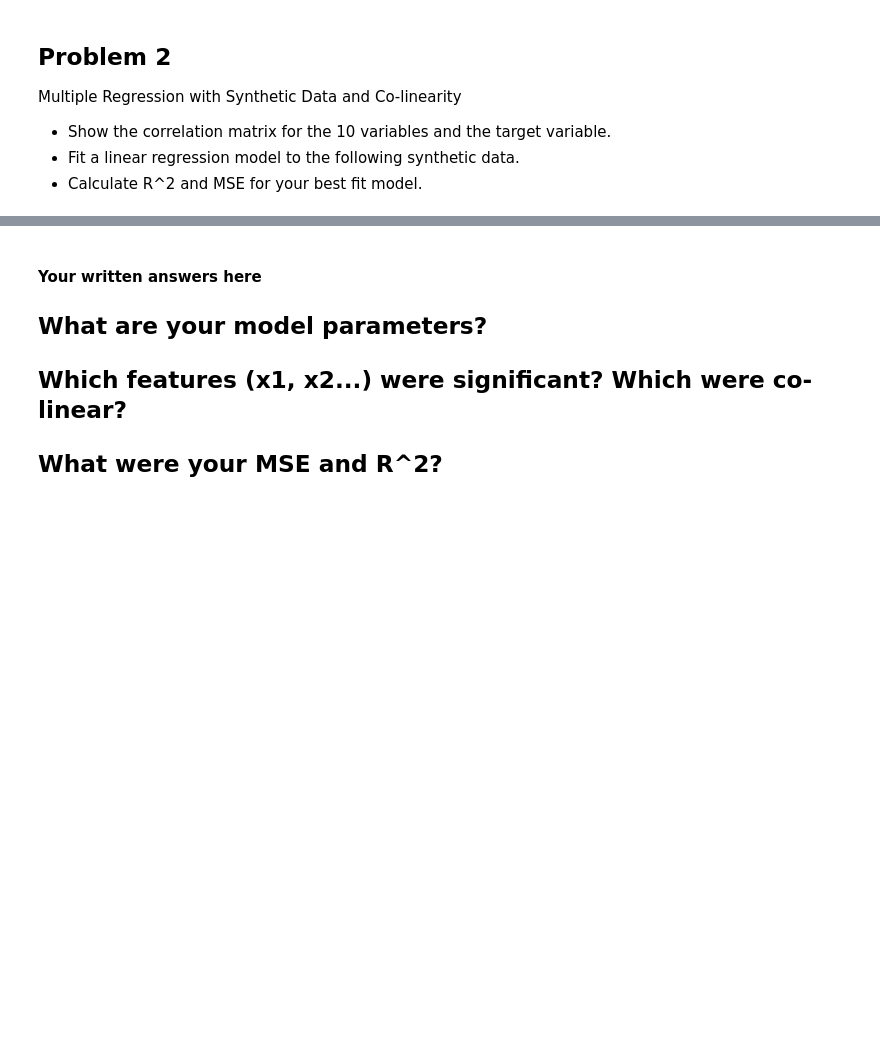
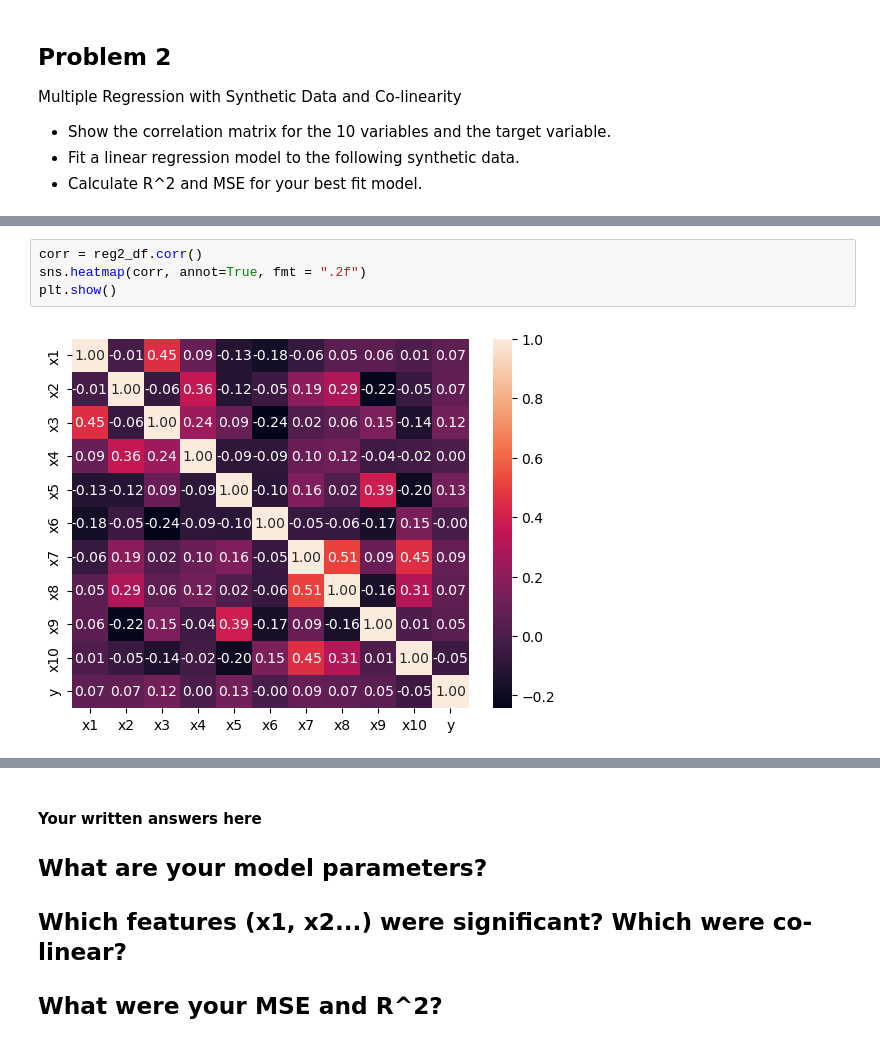
Before and after one commit to GettysburgDataScience/ps1-linear-regression-EthanNguyen2107, a Jupyter notebook: PS1.ipynb, the cells around one changed output, grey strips where cells are left out. Drawn from its saved outputs; the diff is of its cells as text; blank space fills up the shorter version.

```diff
--- a/PS1.ipynb
+++ b/PS1.ipynb
@@ -198,0 +221,6 @@ Best-fit Model:
+# %%
+corr = reg2_df.corr()
+sns.heatmap(corr, annot=True, fmt = ".2f")
+plt.show()
+# %% [output]
+[figure, added]
```
Also changed, not shown: parts of 21 cells of this notebook.
